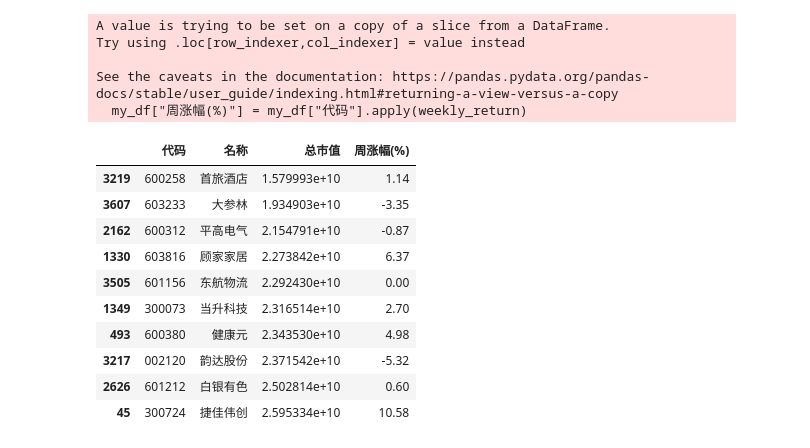
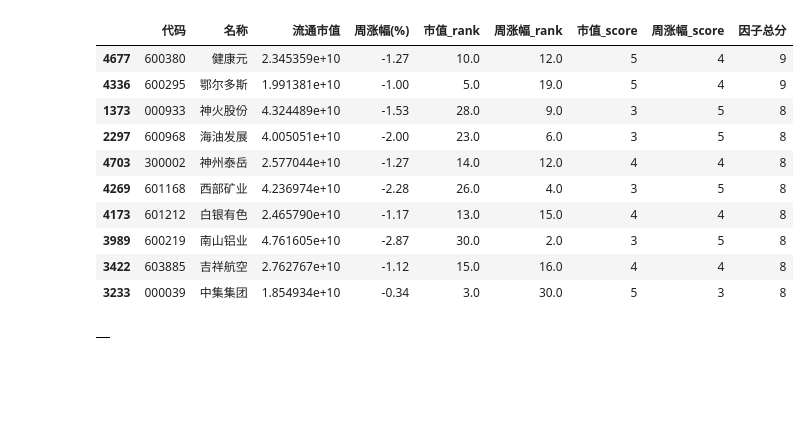
Before and after one commit to le0l1/quant-store, a Jupyter notebook: strategy/low-market-value.ipynb, the cells around one changed output. Saved outputs shown, nothing was run; the diff lists cells and outputs as text; code cells hidden in the pictures; blank space fills up the shorter version.

```diff
--- a/strategy/low-market-value.ipynb
+++ b/strategy/low-market-value.ipynb
@@ -60,14 +91,14 @@ stocks = [
 spot_df = ak.stock_zh_a_spot_em()
 # %%
 # 只看我们关心的列
-spot_df = spot_df[["代码", "名称", "总市值"]]
+spot_df = spot_df[["代码", "名称", "流通市值"]]
 
 # 过滤出你的股票
 my_df = spot_df[spot_df["代码"].isin(stocks)]
 # %%
 def weekly_return(code):
     try:
-        df = ak.stock_zh_a_hist(symbol=code, period="weekly", adjust="")
+        df = ak.stock_zh_a_hist(symbol=code, period="weekly", adjust="hfq")
         if len(df) >= 2:
             last_week_close = df.iloc[-2]["收盘"]
             this_week_close = df.iloc[-1]["收盘"]
@@ -78,27 +109,25 @@ def weekly_return(code):
 
 # 添加周涨幅
 my_df["周涨幅(%)"] = my_df["代码"].apply(weekly_return)
-# %% [output]
-A value is trying to be set on a copy of a slice from a DataFrame.
-Try using .loc[row_indexer,col_indexer] = value instead
-
-See the caveats in the documentation: https://pandas.pydata.org/pandas-docs/stable/user_guide/indexing.html#returning-a-view-versus-a-copy
-  my_df["周涨幅(%)"] = my_df["代码"].apply(weekly_return)
 # %%
-filtered_df = my_df.sort_values(
-    by=["总市值", "周涨幅(%)"],
-    ascending=[True, False]
-)
-filtered_df.head(10)
+my_df["市值_score"] = pd.qcut(my_df["流通市值"], 5, labels=[5,4,3,2,1]).astype(int)
+my_df["周涨幅_score"] = pd.qcut(my_df["周涨幅(%)"], 5, labels=[5,4,3,2,1]).astype(int)
+
+# 综合得分（简单相加，也可以加权）
+my_df["因子总分"] = my_df["市值_score"] + my_df["周涨幅_score"]
+
+# 排序看前10个
+result = my_df.sort_values("因子总分", ascending=False).head(10)
+result
 # %% [output]
-|  | 代码 | 名称 | 总市值 | 周涨幅(%) |
-| 3219 | 600258 | 首旅酒店 | 1.579993e+10 | 1.14 |
-| 3607 | 603233 | 大参林 | 1.934903e+10 | -3.35 |
-| 2162 | 600312 | 平高电气 | 2.154791e+10 | -0.87 |
-| 1330 | 603816 | 顾家家居 | 2.273842e+10 | 6.37 |
-| 3505 | 601156 | 东航物流 | 2.292430e+10 | 0.00 |
-| 1349 | 300073 | 当升科技 | 2.316514e+10 | 2.70 |
-| 493 | 600380 | 健康元 | 2.343530e+10 | 4.98 |
-| 3217 | 002120 | 韵达股份 | 2.371542e+10 | -5.32 |
-| 2626 | 601212 | 白银有色 | 2.502814e+10 | 0.60 |
-| 45 | 300724 | 捷佳伟创 | 2.595334e+10 | 10.58 |
+|  | 代码 | 名称 | 流通市值 | 周涨幅(%) | 市值_rank | 周涨幅_rank | 市值_score | 周涨幅_score | 因子总分 |
+| 4677 | 600380 | 健康元 | 2.345359e+10 | -1.27 | 10.0 | 12.0 | 5 | 4 | 9 |
+| 4336 | 600295 | 鄂尔多斯 | 1.991381e+10 | -1.00 | 5.0 | 19.0 | 5 | 4 | 9 |
+| 1373 | 000933 | 神火股份 | 4.324489e+10 | -1.53 | 28.0 | 9.0 | 3 | 5 | 8 |
+| 2297 | 600968 | 海油发展 | 4.005051e+10 | -2.00 | 23.0 | 6.0 | 3 | 5 | 8 |
+| 4703 | 300002 | 神州泰岳 | 2.577044e+10 | -1.27 | 14.0 | 12.0 | 4 | 4 | 8 |
+| 4269 | 601168 | 西部矿业 | 4.236974e+10 | -2.28 | 26.0 | 4.0 | 3 | 5 | 8 |
+| 4173 | 601212 | 白银有色 | 2.465790e+10 | -1.17 | 13.0 | 15.0 | 4 | 4 | 8 |
+| 3989 | 600219 | 南山铝业 | 4.761605e+10 | -2.87 | 30.0 | 2.0 | 3 | 5 | 8 |
+| 3422 | 603885 | 吉祥航空 | 2.762767e+10 | -1.12 | 15.0 | 16.0 | 4 | 4 | 8 |
+| 3233 | 000039 | 中集集团 | 1.854934e+10 | -0.34 | 3.0 | 30.0 | 5 | 3 | 8 |
@@ -104,0 +183,8 @@ filtered_df.head(10)
+# %%
+df= ak.stock_zh_a_hist(symbol='000038', period="daily",
+                            start_date='20250411',
+                            end_date='20250621',
+                            adjust="")
+df
+# %% [output]
+|  |
```
Also changed, not shown: parts of 5 cells of this notebook, 24 other files.
